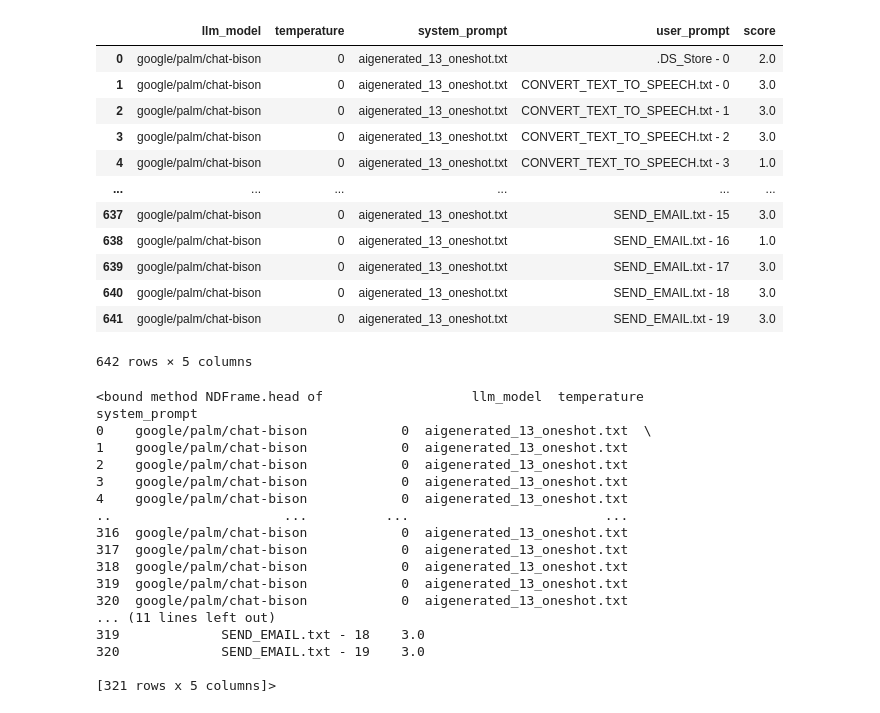
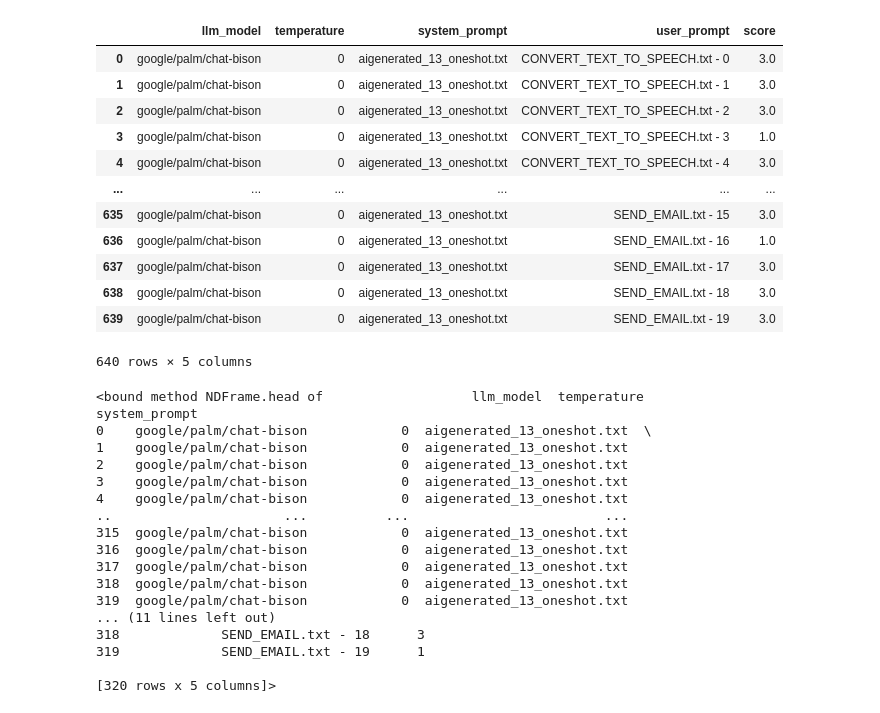
Before and after one commit to bmmseven/llm-api-experiences, a Jupyter notebook: thesis_dt_analysis_Palm_using_AIgen_13_oneshot.ipynb, the cells around one changed output. Cells and saved outputs as stored; diff of their text form; code cells hidden in the pictures.

```diff
--- a/thesis_dt_analysis_Palm_using_AIgen_13_oneshot.ipynb
+++ b/thesis_dt_analysis_Palm_using_AIgen_13_oneshot.ipynb
@@ -1,28 +1,28 @@
 # %%
 import pandas as pd
 import seaborn as sns
 import matplotlib.pyplot as plt
 
 # Load the CSV test data separetly into a DataFrame
-data1 = pd.read_csv('results/2_palm_aigenerated_13_oneshot_experiment_1691494538419.csv')
+data1 = pd.read_csv('results/Palm_using_aigenerated_13_oneshot_experiment_1691510549258.csv')
 data2 = pd.read_csv('results/2_palm_aigenerated_13_oneshot_experiment_1691494538419.csv')
 # Concatenate the two test data
 df = pd.concat([data1, data2], ignore_index=True)
 df
 # %% [output]
 |  | llm_model | temperature | system_prompt | user_prompt | score |
-| 0 | google/palm/chat-bison | 0 | aigenerated_13_oneshot.txt | .DS_Store - 0 | 2.0 |
-| 1 | google/palm/chat-bison | 0 | aigenerated_13_oneshot.txt | CONVERT_TEXT_TO_SPEECH.txt - 0 | 3.0 |
-| 2 | google/palm/chat-bison | 0 | aigenerated_13_oneshot.txt | CONVERT_TEXT_TO_SPEECH.txt - 1 | 3.0 |
-| 3 | google/palm/chat-bison | 0 | aigenerated_13_oneshot.txt | CONVERT_TEXT_TO_SPEECH.txt - 2 | 3.0 |
-| 4 | google/palm/chat-bison | 0 | aigenerated_13_oneshot.txt | CONVERT_TEXT_TO_SPEECH.txt - 3 | 1.0 |
+| 0 | google/palm/chat-bison | 0 | aigenerated_13_oneshot.txt | CONVERT_TEXT_TO_SPEECH.txt - 0 | 3.0 |
+| 1 | google/palm/chat-bison | 0 | aigenerated_13_oneshot.txt | CONVERT_TEXT_TO_SPEECH.txt - 1 | 3.0 |
+| 2 | google/palm/chat-bison | 0 | aigenerated_13_oneshot.txt | CONVERT_TEXT_TO_SPEECH.txt - 2 | 3.0 |
+| 3 | google/palm/chat-bison | 0 | aigenerated_13_oneshot.txt | CONVERT_TEXT_TO_SPEECH.txt - 3 | 1.0 |
+| 4 | google/palm/chat-bison | 0 | aigenerated_13_oneshot.txt | CONVERT_TEXT_TO_SPEECH.txt - 4 | 3.0 |
 | ... | ... | ... | ... | ... | ... |
-| 637 | google/palm/chat-bison | 0 | aigenerated_13_oneshot.txt | SEND_EMAIL.txt - 15 | 3.0 |
-| 638 | google/palm/chat-bison | 0 | aigenerated_13_oneshot.txt | SEND_EMAIL.txt - 16 | 1.0 |
-| 639 | google/palm/chat-bison | 0 | aigenerated_13_oneshot.txt | SEND_EMAIL.txt - 17 | 3.0 |
-| 640 | google/palm/chat-bison | 0 | aigenerated_13_oneshot.txt | SEND_EMAIL.txt - 18 | 3.0 |
-| 641 | google/palm/chat-bison | 0 | aigenerated_13_oneshot.txt | SEND_EMAIL.txt - 19 | 3.0 |
+| 635 | google/palm/chat-bison | 0 | aigenerated_13_oneshot.txt | SEND_EMAIL.txt - 15 | 3.0 |
+| 636 | google/palm/chat-bison | 0 | aigenerated_13_oneshot.txt | SEND_EMAIL.txt - 16 | 1.0 |
+| 637 | google/palm/chat-bison | 0 | aigenerated_13_oneshot.txt | SEND_EMAIL.txt - 17 | 3.0 |
+| 638 | google/palm/chat-bison | 0 | aigenerated_13_oneshot.txt | SEND_EMAIL.txt - 18 | 3.0 |
+| 639 | google/palm/chat-bison | 0 | aigenerated_13_oneshot.txt | SEND_EMAIL.txt - 19 | 3.0 |
-642 rows × 5 columns
+640 rows × 5 columns
 # %%
 data1.head
 # %% [output]
@@ -33,16 +33,16 @@ data1.head
 3    google/palm/chat-bison            0  aigenerated_13_oneshot.txt
 4    google/palm/chat-bison            0  aigenerated_13_oneshot.txt
 ..                      ...          ...                         ...
+315  google/palm/chat-bison            0  aigenerated_13_oneshot.txt
 316  google/palm/chat-bison            0  aigenerated_13_oneshot.txt
 317  google/palm/chat-bison            0  aigenerated_13_oneshot.txt
 318  google/palm/chat-bison            0  aigenerated_13_oneshot.txt
 319  google/palm/chat-bison            0  aigenerated_13_oneshot.txt
-320  google/palm/chat-bison            0  aigenerated_13_oneshot.txt
 ... (11 lines left out)
-319             SEND_EMAIL.txt - 18    3.0
-320             SEND_EMAIL.txt - 19    3.0
+318             SEND_EMAIL.txt - 18      3
+319             SEND_EMAIL.txt - 19      1
 
-[321 rows x 5 columns]>
+[320 rows x 5 columns]>
 # %%
 data2.head
 # %% [output]
```
Also changed, not shown: parts of 6 cells of this notebook.
